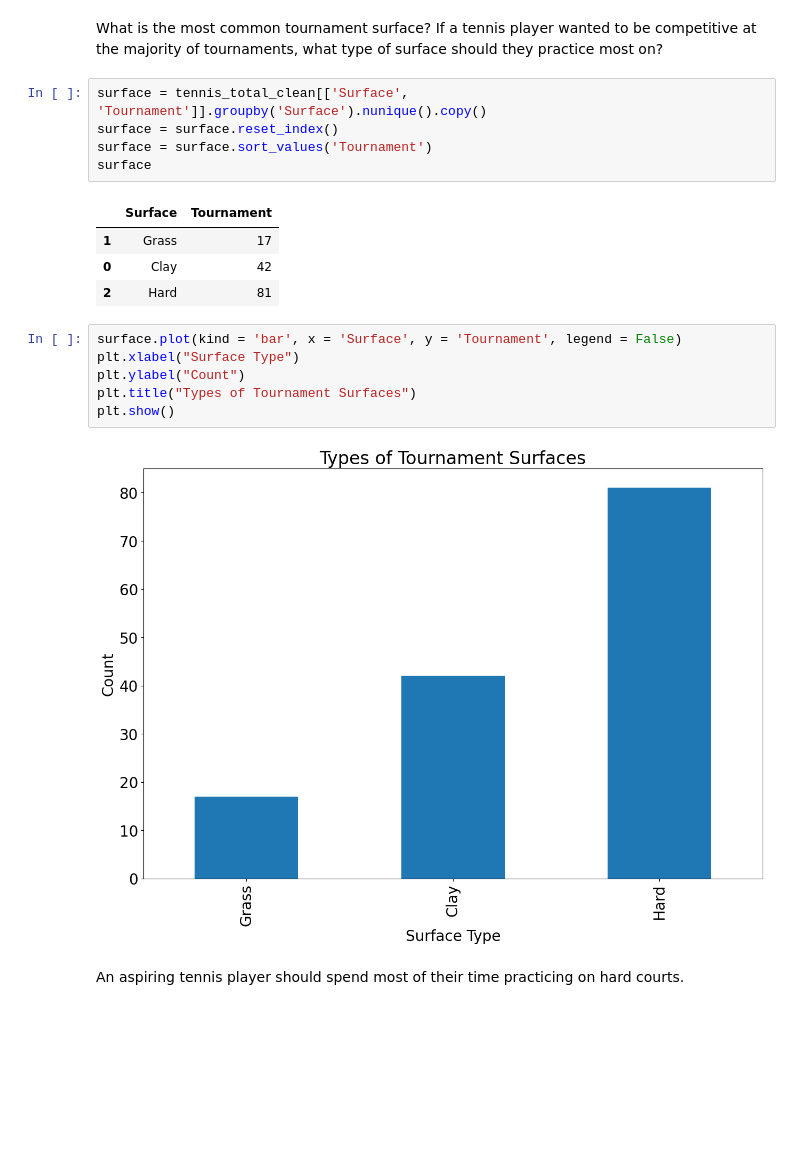
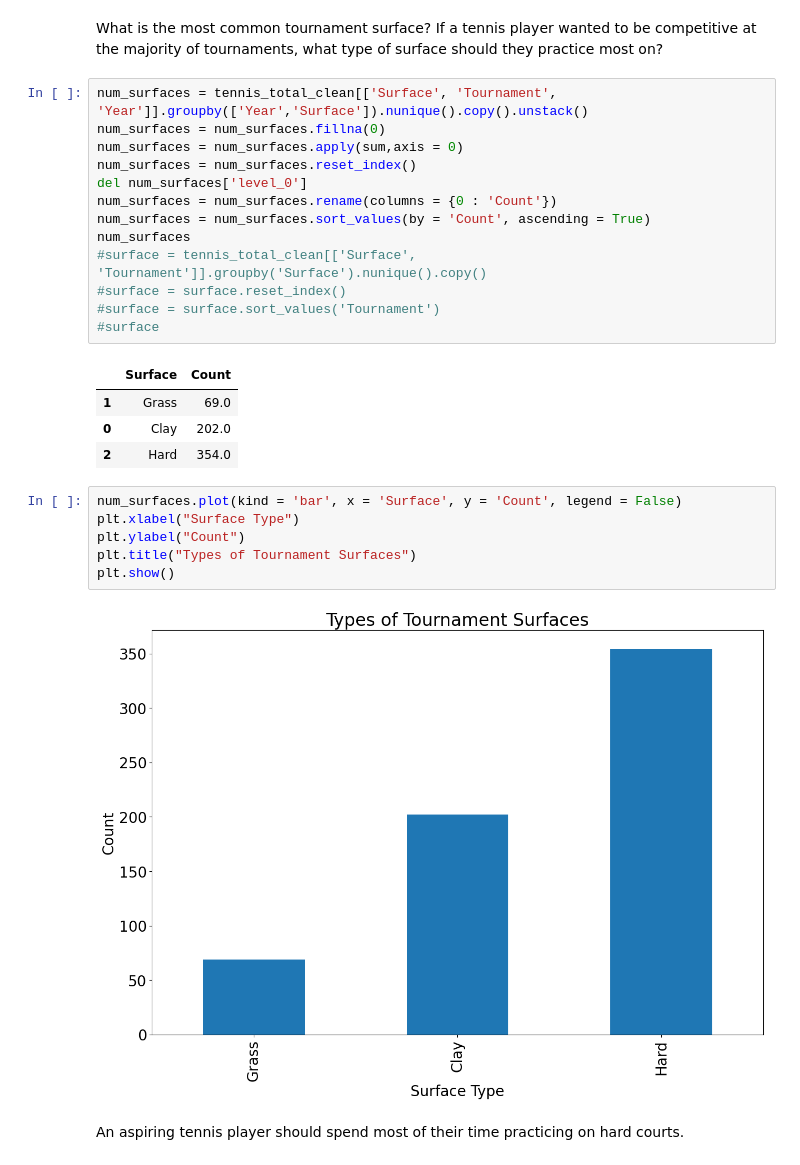
Before and after one commit to Scotty538/ml_one, a Jupyter notebook: Jupyter Project Report Template DRAFT v2.0_297201 - A1.ipynb, the cells around one changed output. Drawn from its saved outputs; the diff is of its cells as text; blank space fills up the shorter version.

```diff
--- a/Jupyter Project Report Template DRAFT v2.0_297201 - A1.ipynb
+++ b/Jupyter Project Report Template DRAFT v2.0_297201 - A1.ipynb
@@ -608,23 +609,31 @@ Given that these are the premiere events in the tennis calendar, it is unsurpris
 # %% [markdown]
 What is the most common tournament surface? If a tennis player wanted to be competitive at the majority of tournaments, what type of surface should they practice most on?
 # %%
-surface = tennis_total_clean[['Surface', 'Tournament']].groupby('Surface').nunique().copy()
-surface = surface.reset_index()
-surface = surface.sort_values('Tournament')
-surface
+num_surfaces = tennis_total_clean[['Surface', 'Tournament', 'Year']].groupby(['Year','Surface']).nunique().copy().unstack()
+num_surfaces = num_surfaces.fillna(0)
+num_surfaces = num_surfaces.apply(sum,axis = 0)
+num_surfaces = num_surfaces.reset_index()
+del num_surfaces['level_0']
+num_surfaces = num_surfaces.rename(columns = {0 : 'Count'})
+num_surfaces = num_surfaces.sort_values(by = 'Count', ascending = True)
+num_surfaces
+#surface = tennis_total_clean[['Surface', 'Tournament']].groupby('Surface').nunique().copy()
+#surface = surface.reset_index()
+#surface = surface.sort_values('Tournament')
+#surface
 # %% [output]
-|  | Surface | Tournament |
-| 1 | Grass | 17 |
-| 0 | Clay | 42 |
-| 2 | Hard | 81 |
+|  | Surface | Count |
+| 1 | Grass | 69.0 |
+| 0 | Clay | 202.0 |
+| 2 | Hard | 354.0 |
 # %%
-surface.plot(kind = 'bar', x = 'Surface', y = 'Tournament', legend = False)
+num_surfaces.plot(kind = 'bar', x = 'Surface', y = 'Count', legend = False)
 plt.xlabel("Surface Type")
 plt.ylabel("Count")
 plt.title("Types of Tournament Surfaces")
 plt.show()
 # %% [output]
-[figure, old version]
+[figure, new version]
 # %% [markdown]
 An aspiring tennis player should spend most of their time practicing on hard courts.
 # %% [markdown]
```
Also changed, not shown: parts of 21 cells of this notebook.
